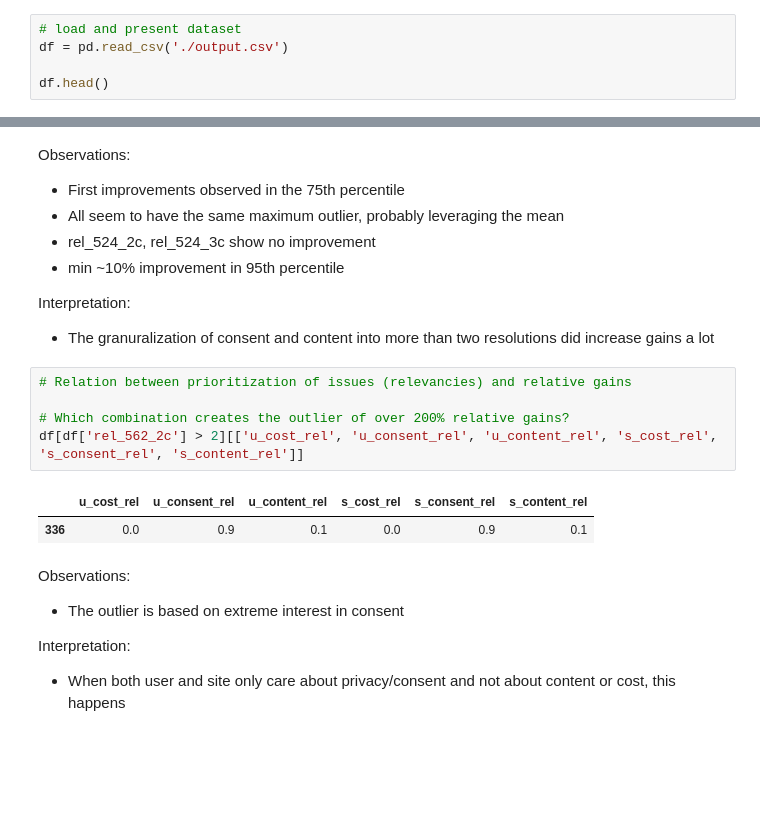
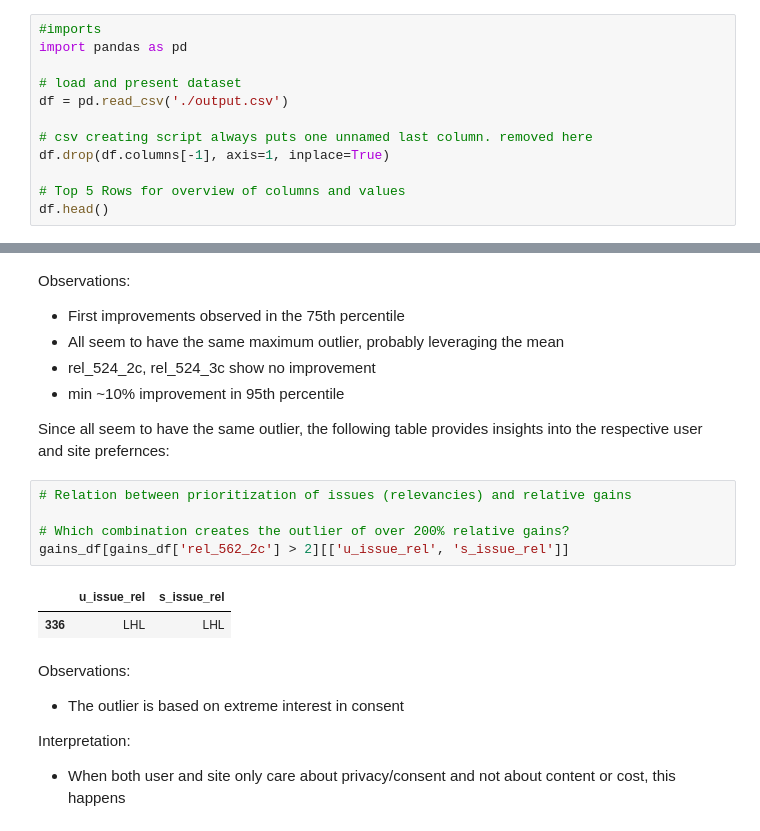
Before and after one commit to 82beja1bwi/contract-evaluation, a Jupyter notebook: eval.ipynb, the cells around one changed output, grey strips where cells are left out. Cells and saved outputs as stored; diff of their text form; blank space fills up the shorter version.

```diff
--- a/eval.ipynb
+++ b/eval.ipynb
@@ -4,6 +35,13 @@ import pandas as pd
 # %%
+#imports
+import pandas as pd
+
 # load and present dataset
 df = pd.read_csv('./output.csv')
 
+# csv creating script always puts one unnamed last column. removed here
+df.drop(df.columns[-1], axis=1, inplace=True)
+
+# Top 5 Rows for overview of columns and values
 df.head()
 # %% [output]
@@ -187,16 +332,15 @@ Observations:
 - rel_524_2c, rel_524_3c show no improvement
 - min ~10% improvement in 95th percentile
 
-Interpretation:
-- The granuralization of consent and content into more than two resolutions did increase gains a lot
+Since all seem to have the same outlier, the following table provides insights into the respective user and site prefernces:
 # %%
 # Relation between prioritization of issues (relevancies) and relative gains
 
 # Which combination creates the outlier of over 200% relative gains?
-df[df['rel_562_2c'] > 2][['u_cost_rel', 'u_consent_rel', 'u_content_rel', 's_cost_rel', 's_consent_rel', 's_content_rel']]
+gains_df[gains_df['rel_562_2c'] > 2][['u_issue_rel', 's_issue_rel']]
 # %% [output]
-|  | u_cost_rel | u_consent_rel | u_content_rel | s_cost_rel | s_consent_rel | s_content_rel |
-| 336 | 0.0 | 0.9 | 0.1 | 0.0 | 0.9 | 0.1 |
+|  | u_issue_rel | s_issue_rel |
+| 336 | LHL | LHL |
 # %% [markdown]
 Observations:
 - The outlier is based on extreme interest in consent
```
Also changed, not shown: parts of 41 cells of this notebook, 6 other files.
